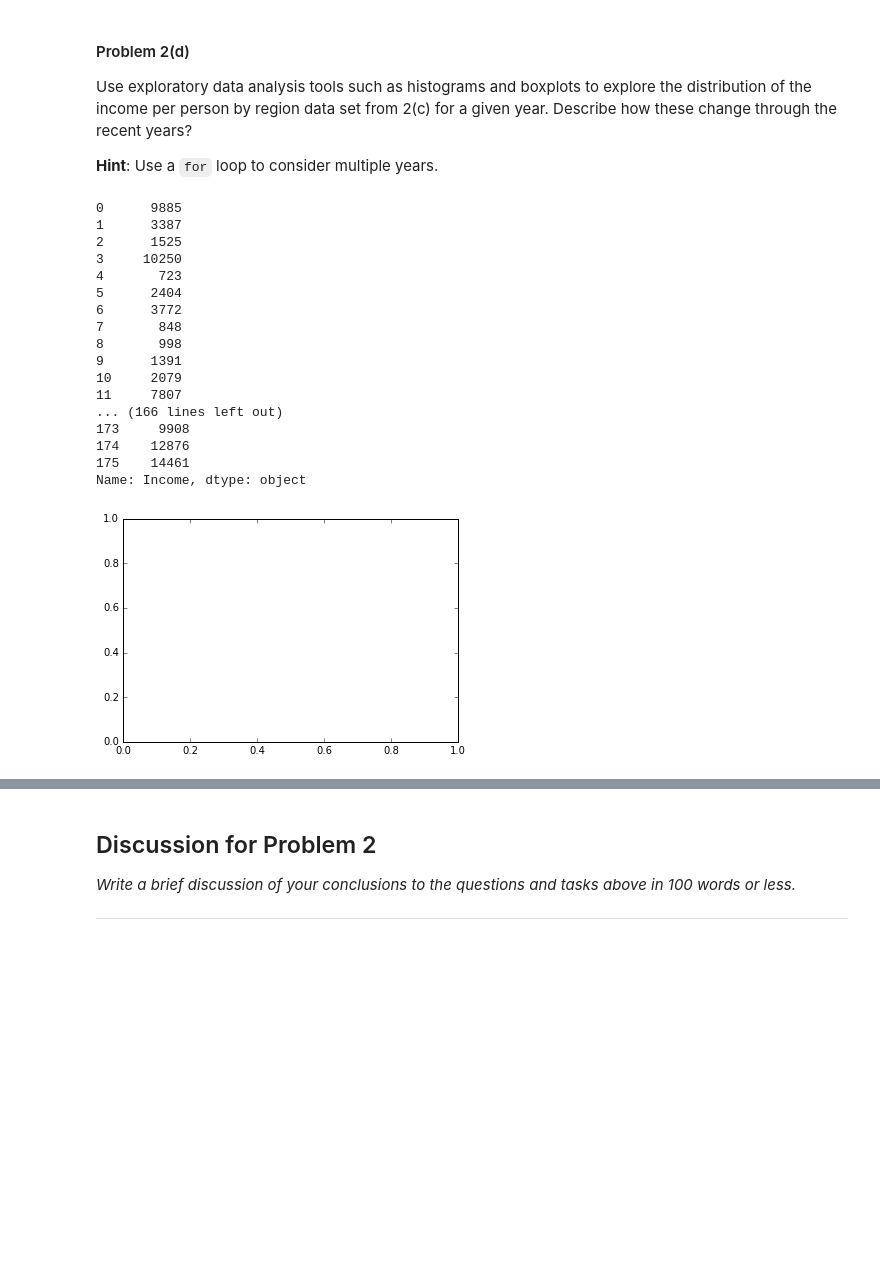
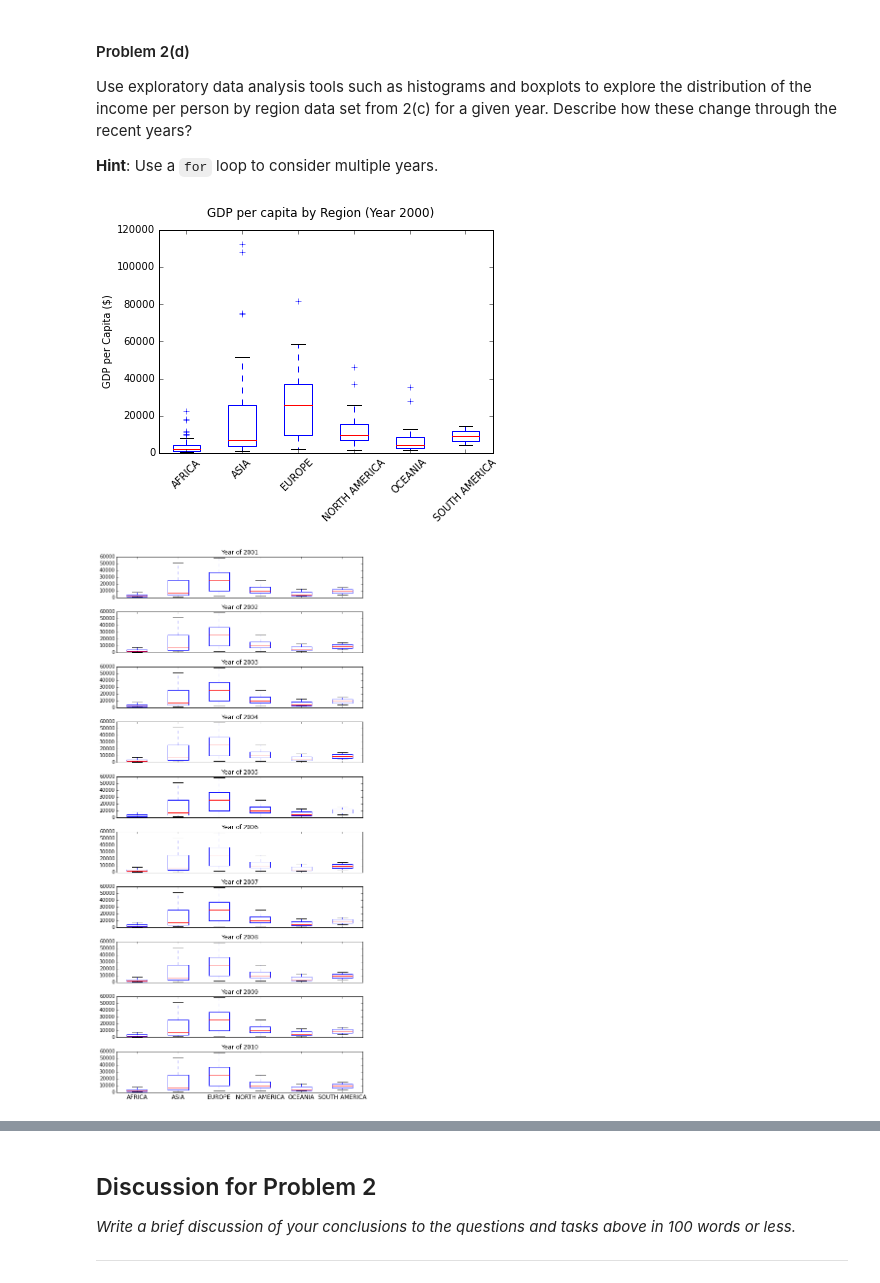
Before and after one commit to lbz320/CS109_2014_MySolution, a Jupyter notebook: HW1.ipynb, the cells around one changed output, grey strips where cells are left out. Cells and saved outputs as stored; diff of their text form; code cells hidden in the pictures; blank space fills up the shorter version.

```diff
--- a/HW1.ipynb
+++ b/HW1.ipynb
@@ -298,26 +296,35 @@ Use exploratory data analysis tools such as histograms and boxplots to explore t
 # %%
 #First consider the year of 2000
 year = 2000
 group_by_region = mergeByYear(year).groupby('Region')
-figure, ax = plt.subplots()
+figure = plt.figure()
+ax = figure.add_subplot(1,1,1)
+data = []
+names = []
 for name, group in group_by_region:
-    a
+    data.append(pd.Series.tolist(group.loc[:,'Income'].dropna()))
+    names.append(name)
+bp = ax.boxplot(data)
+ax_name = ax.set_xticklabels(names, rotation = 45)
+ax.set_ylabel('GDP per Capita ($)')
+fig_title = figure.suptitle('GDP per capita by Region (Year 2000)', fontsize = 12)
 # %% [output]
-0      9885
-1      3387
-2      1525
-3     10250
-4       723
-5      2404
-6      3772
-7       848
-8       998
-9      1391
-10     2079
-11     7807
-... (166 lines left out)
-173     9908
-174    12876
-175    14461
-Name: Income, dtype: object
-[figure, old version]
+[figure, new version]
+# %%
+#exploring the change of income distribution between the year of 2001 and 2010
+fig2, ax = plt.subplots(10,1, figsize = (8,16), sharex = True)
+year_start = 2001
+for i in range(10):
+    year = year_start + i
+    grouped = mergeByYear(year).groupby('Region')
+    data = []
+    names = []
+    for name, group in group_by_region:
+        data.append(pd.Series.tolist(group.loc[:,'Income'].dropna()))
+        names.append(name)
+    ax[i].boxplot(data, showfliers=False)
+    ax[i].set_title('Year of %s' %year)
+ax[9].set_xticklabels(names, fontsize = 12)
+fig2.tight_layout()
+# %% [output]
+[figure, added]
```
Also changed, not shown: parts of 8 cells of this notebook.
